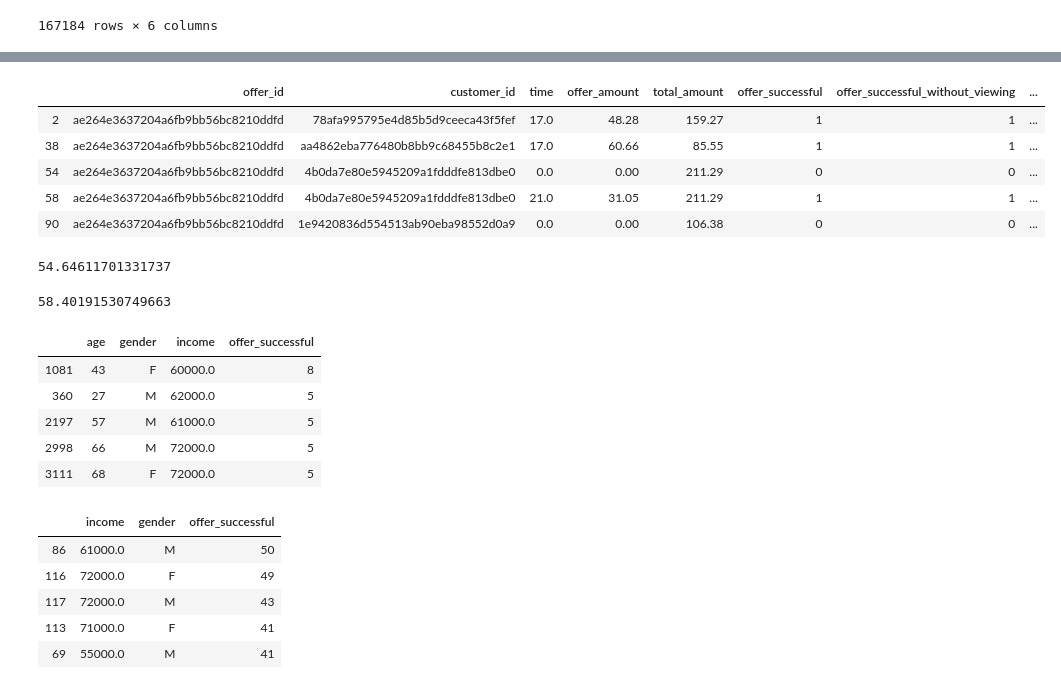
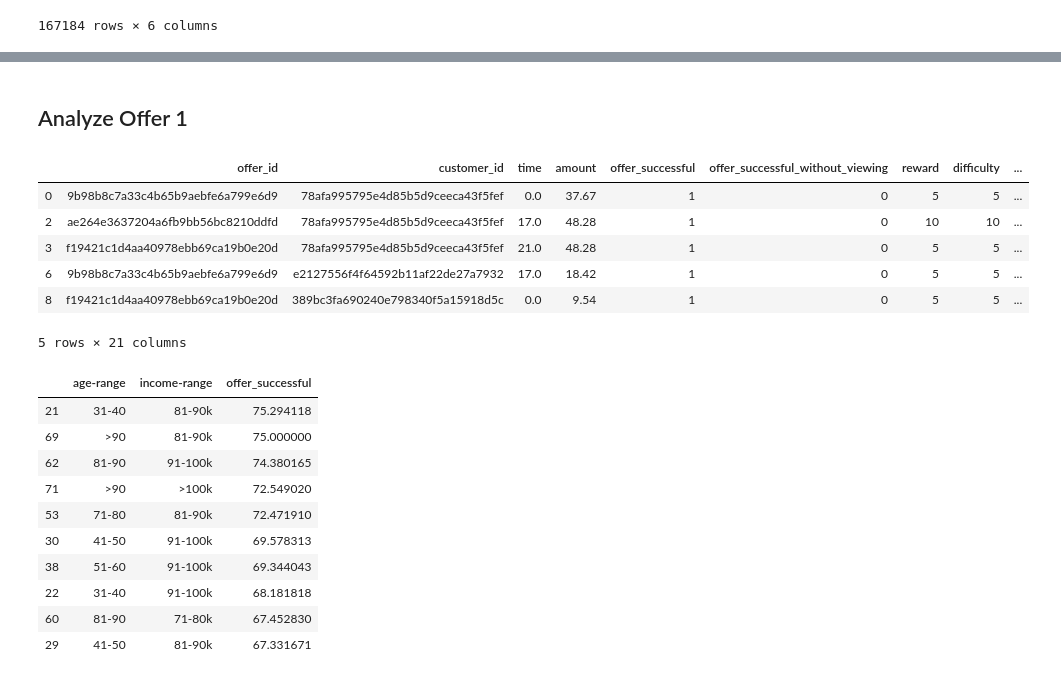
Before and after one commit to amitborkar98/Starbucks-capstone, a Jupyter notebook: Starbucks_Capstone_notebook.ipynb, the cells around one changed output, grey strips where cells are left out. Saved outputs shown, nothing was run; the diff lists cells and outputs as text; code cells hidden in the pictures.

Commit message:
Cleaned the combined data and calculated the offer successfull percentage

```diff
--- a/Starbucks_Capstone_notebook.ipynb
+++ b/Starbucks_Capstone_notebook.ipynb
@@ -448,5 +436,6 @@ data.head()
 # %%
-data['became_member_on'] = data['became_member_on'].apply(lambda x : x.year)
+#extract the year from the date column
+data['became_member_on'] = data['became_member_on'].apply(lambda x : x[0:4])
 # %%
 # removing outliers
 data = data[data['age'] != 118]
@@ -452,0 +450,5 @@ data = data[data['age'] != 118]
+# %%
+# Add the age range column to group the customers in age-ranges
+data['age-range'] = pd.cut(x = data['age'],
+                               bins = [17, 20, 30, 40, 50, 60, 70, 80, 90, 105],
+                               labels = ['<20','21-30','31-40','41-50','51-60','61-70','71-80','81-90','>90'])
@@ -452,0 +463,5 @@ data = data[data['age'] != 118]
+# %%
+# Add the income range column to group the customers in income-ranges
+data['income-range'] = pd.cut(x = data['income'],
+                               bins = [20000, 40000, 50000, 60000, 70000, 80000, 90000, 100000,130000],
+                               labels = ['<40k','41-50k','51-60k','61-70k','71-80k','81-90k','91-100k','>100k'])
@@ -453,36 +512,29 @@ data = data[data['age'] != 118]
+# %% [markdown]
+## Analyze Offer 1
 # %%
-offer1 = data[data['offer_name'] == 'bogo_10_10_7']
+offer1 = data[data['offer_type'] == 'bogo']
 offer1.head()
 # %% [output]
-|  | offer_id | customer_id | time | offer_amount | total_amount | offer_successful | offer_successful_without_viewing | ... |
-| 2 | ae264e3637204a6fb9bb56bc8210ddfd | 78afa995795e4d85b5d9ceeca43f5fef | 17.0 | 48.28 | 159.27 | 1 | 1 | ... |
-| 38 | ae264e3637204a6fb9bb56bc8210ddfd | aa4862eba776480b8bb9c68455b8c2e1 | 17.0 | 60.66 | 85.55 | 1 | 1 | ... |
-| 54 | ae264e3637204a6fb9bb56bc8210ddfd | 4b0da7e80e5945209a1fdddfe813dbe0 | 0.0 | 0.00 | 211.29 | 0 | 0 | ... |
-| 58 | ae264e3637204a6fb9bb56bc8210ddfd | 4b0da7e80e5945209a1fdddfe813dbe0 | 21.0 | 31.05 | 211.29 | 1 | 1 | ... |
-| 90 | ae264e3637204a6fb9bb56bc8210ddfd | 1e9420836d554513ab90eba98552d0a9 | 0.0 | 0.00 | 106.38 | 0 | 0 | ... |
+|  | offer_id | customer_id | time | amount | offer_successful | offer_successful_without_viewing | reward | difficulty | ... |
+| 0 | 9b98b8c7a33c4b65b9aebfe6a799e6d9 | 78afa995795e4d85b5d9ceeca43f5fef | 0.0 | 37.67 | 1 | 0 | 5 | 5 | ... |
+| 2 | ae264e3637204a6fb9bb56bc8210ddfd | 78afa995795e4d85b5d9ceeca43f5fef | 17.0 | 48.28 | 1 | 0 | 10 | 10 | ... |
+| 3 | f19421c1d4aa40978ebb69ca19b0e20d | 78afa995795e4d85b5d9ceeca43f5fef | 21.0 | 48.28 | 1 | 0 | 5 | 5 | ... |
+| 6 | 9b98b8c7a33c4b65b9aebfe6a799e6d9 | e2127556f4f64592b11af22de27a7932 | 17.0 | 18.42 | 1 | 0 | 5 | 5 | ... |
+| 8 | f19421c1d4aa40978ebb69ca19b0e20d | 389bc3fa690240e798340f5a15918d5c | 0.0 | 9.54 | 1 | 0 | 5 | 5 | ... |
+5 rows × 21 columns
-# %%
-offer1.offer_successful.mean() * 100
-# %% [output]
-54.64611701331737
-# %%
-offer1.offer_successful_without_viewing.mean() * 100
-# %% [output]
-58.40191530749663
 # %%
-offer1.groupby(['age','gender','income'])['offer_successful'].sum().reset_index().sort_values(by='offer_successful', ascending=False).head()
+k=offer1.groupby(['age-range','income-range'])['offer_successful'].mean().reset_index().sort_values(by='offer_successful', ascending=False).head(10)
+k['offer_successful'] = k['offer_successful'] * 100
+k
 # %% [output]
-|  | age | gender | income | offer_successful |
-| 1081 | 43 | F | 60000.0 | 8 |
-| 360 | 27 | M | 62000.0 | 5 |
-| 2197 | 57 | M | 61000.0 | 5 |
-| 2998 | 66 | M | 72000.0 | 5 |
-| 3111 | 68 | F | 72000.0 | 5 |
+|  | age-range | income-range | offer_successful |
+| 21 | 31-40 | 81-90k | 75.294118 |
+| 69 | >90 | 81-90k | 75.000000 |
+| 62 | 81-90 | 91-100k | 74.380165 |
+| 71 | >90 | >100k | 72.549020 |
+| 53 | 71-80 | 81-90k | 72.471910 |
+| 30 | 41-50 | 91-100k | 69.578313 |
+| 38 | 51-60 | 91-100k | 69.344043 |
+| 22 | 31-40 | 91-100k | 68.181818 |
+| 60 | 81-90 | 71-80k | 67.452830 |
+| 29 | 41-50 | 81-90k | 67.331671 |
-# %%
-offer1.groupby(['income','gender'])['offer_successful'].sum().reset_index().sort_values(by='offer_successful', ascending=False).head()
-# %% [output]
-|  | income | gender | offer_successful |
-| 86 | 61000.0 | M | 50 |
-| 116 | 72000.0 | F | 49 |
-| 117 | 72000.0 | M | 43 |
-| 113 | 71000.0 | F | 41 |
-| 69 | 55000.0 | M | 41 |
```
Also changed, not shown: parts of 14 cells of this notebook.
